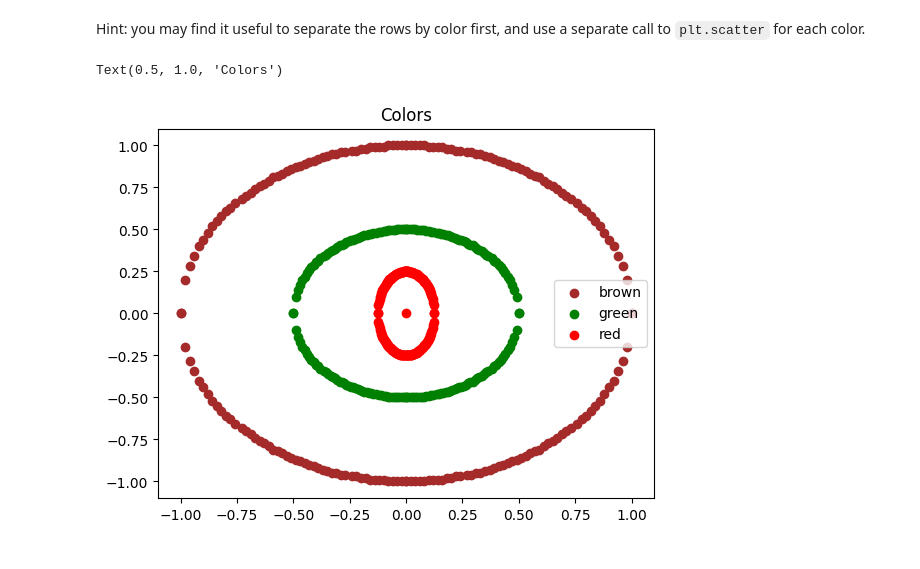
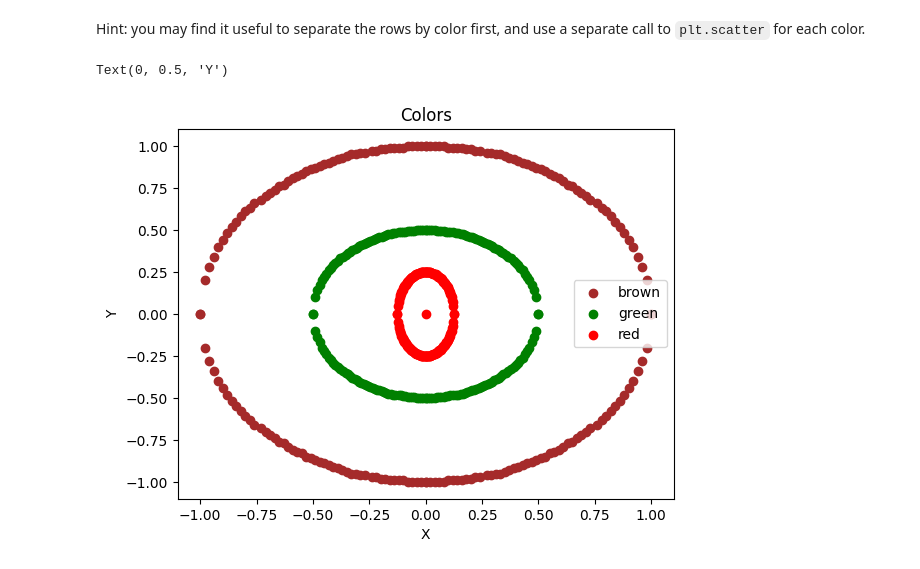
Before and after one commit to amadara1/dx602-homework-05, a Jupyter notebook: homework.ipynb, the cells around one changed output. Saved outputs shown, nothing was run; the diff lists cells and outputs as text; code cells hidden in the pictures.

```diff
--- a/homework.ipynb
+++ b/homework.ipynb
@@ -599,32 +601,34 @@ with open("f20.tsv") as fp:
     def parse_line(line):
         return line.rstrip("\n").split("\t")
 
     header = parse_line(next(fp))
     index_x = header.index("x")
     index_y = header.index("y")
     for line in fp:
         line = parse_line(line)
         if line[0] == "brown":
             brown_x.append(float(line[index_x]))
             brown_y.append(float(line[index_y]))
         elif line[0] == "green":
             green_x.append(float(line[index_x]))
             green_y.append(float(line[index_y]))
         else:
             red_x.append(float(line[index_x]))
             red_y.append(float(line[index_y]))
 
 # plot brown
 plt.scatter(brown_x, brown_y, label="brown", color="brown")
 
 # plot green
 plt.scatter(green_x, green_y, label="green", color="green")
 
 # plot red
 plt.scatter(red_x, red_y, label="red", color="red")
 
 plt.legend()
 plt.title("Colors")
+plt.xlabel("X")
+plt.ylabel("Y")
 # %% [output]
-Text(0.5, 1.0, 'Colors')
+Text(0, 0.5, 'Y')
-[figure, old version]
+[figure, new version]
```
Also changed, not shown: parts of 1 cell of this notebook.
